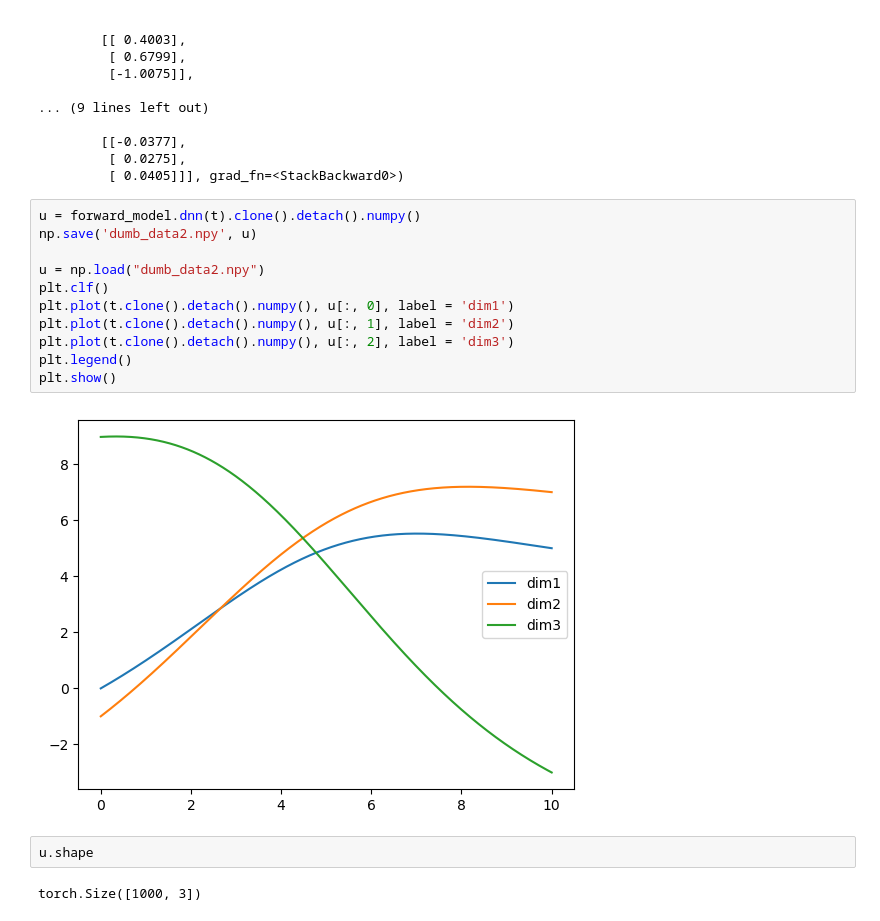
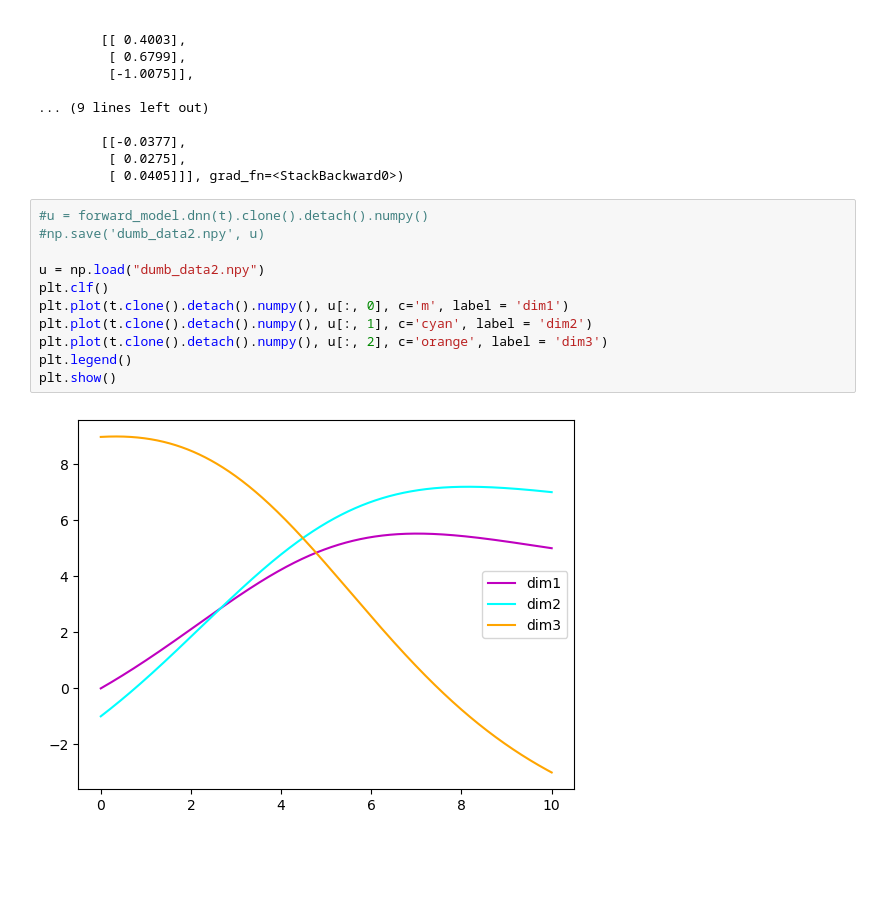
Before and after one commit to reecekeller/latentphysics, a Jupyter notebook: implicit.ipynb, the cells around one changed output. Saved outputs shown, nothing was run; the diff lists cells and outputs as text; blank space fills up the shorter version.

```diff
--- a/implicit.ipynb
+++ b/implicit.ipynb
@@ -95,19 +95,15 @@ tensor([[[ 0.3973],
          [ 0.0275],
          [ 0.0405]]], grad_fn=<StackBackward0>)
 # %%
-u = forward_model.dnn(t).clone().detach().numpy()
-np.save('dumb_data2.npy', u)
+#u = forward_model.dnn(t).clone().detach().numpy()
+#np.save('dumb_data2.npy', u)
 
 u = np.load("dumb_data2.npy")
 plt.clf()
-plt.plot(t.clone().detach().numpy(), u[:, 0], label = 'dim1')
-plt.plot(t.clone().detach().numpy(), u[:, 1], label = 'dim2')
-plt.plot(t.clone().detach().numpy(), u[:, 2], label = 'dim3')
+plt.plot(t.clone().detach().numpy(), u[:, 0], c='m', label = 'dim1')
+plt.plot(t.clone().detach().numpy(), u[:, 1], c='cyan', label = 'dim2')
+plt.plot(t.clone().detach().numpy(), u[:, 2], c='orange', label = 'dim3')
 plt.legend()
 plt.show()
 # %% [output]
-[figure, old version]
+[figure, new version]
-# %%
-u.shape
-# %% [output]
-torch.Size([1000, 3])
```
Also changed, not shown: parts of 11 cells of this notebook.
